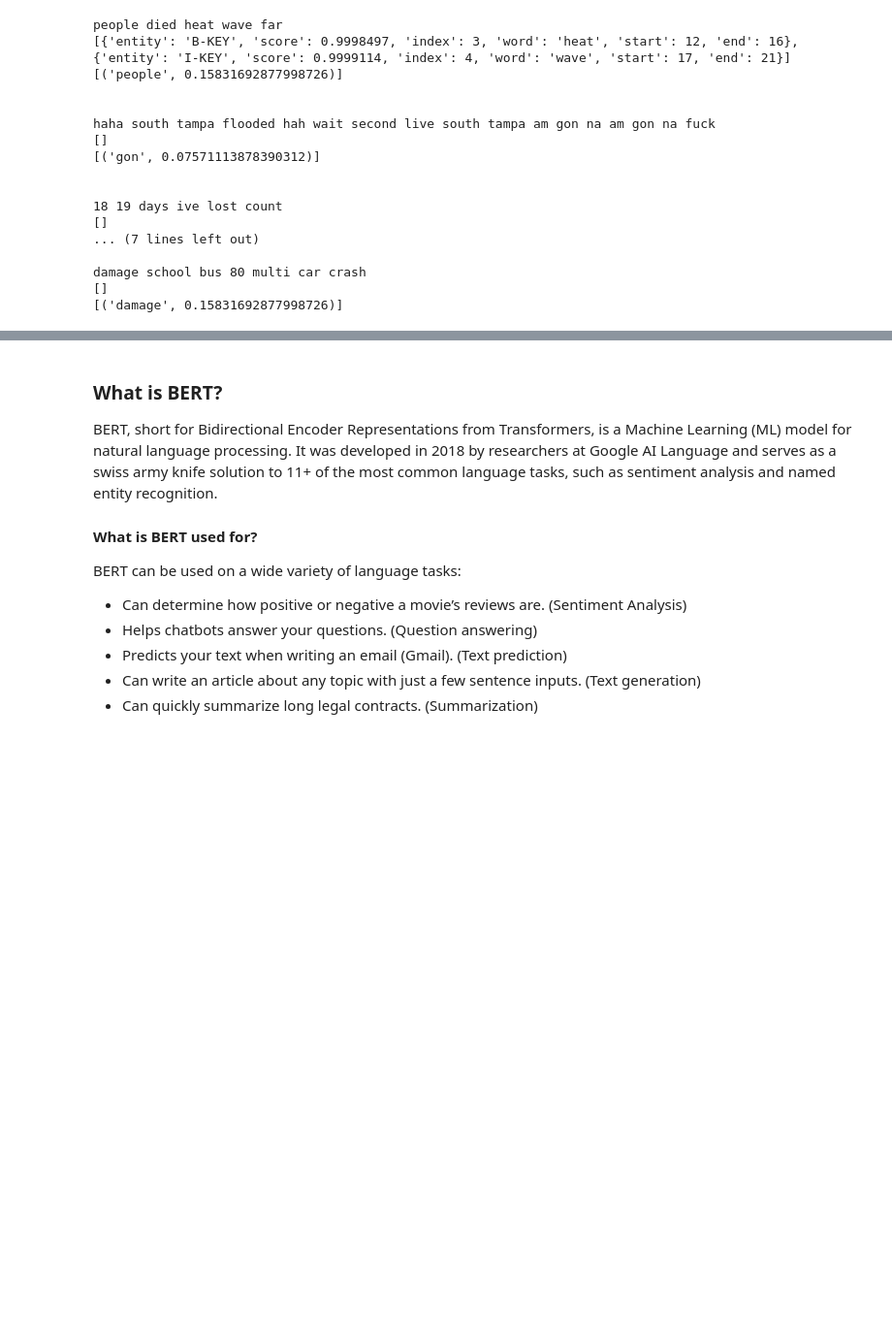
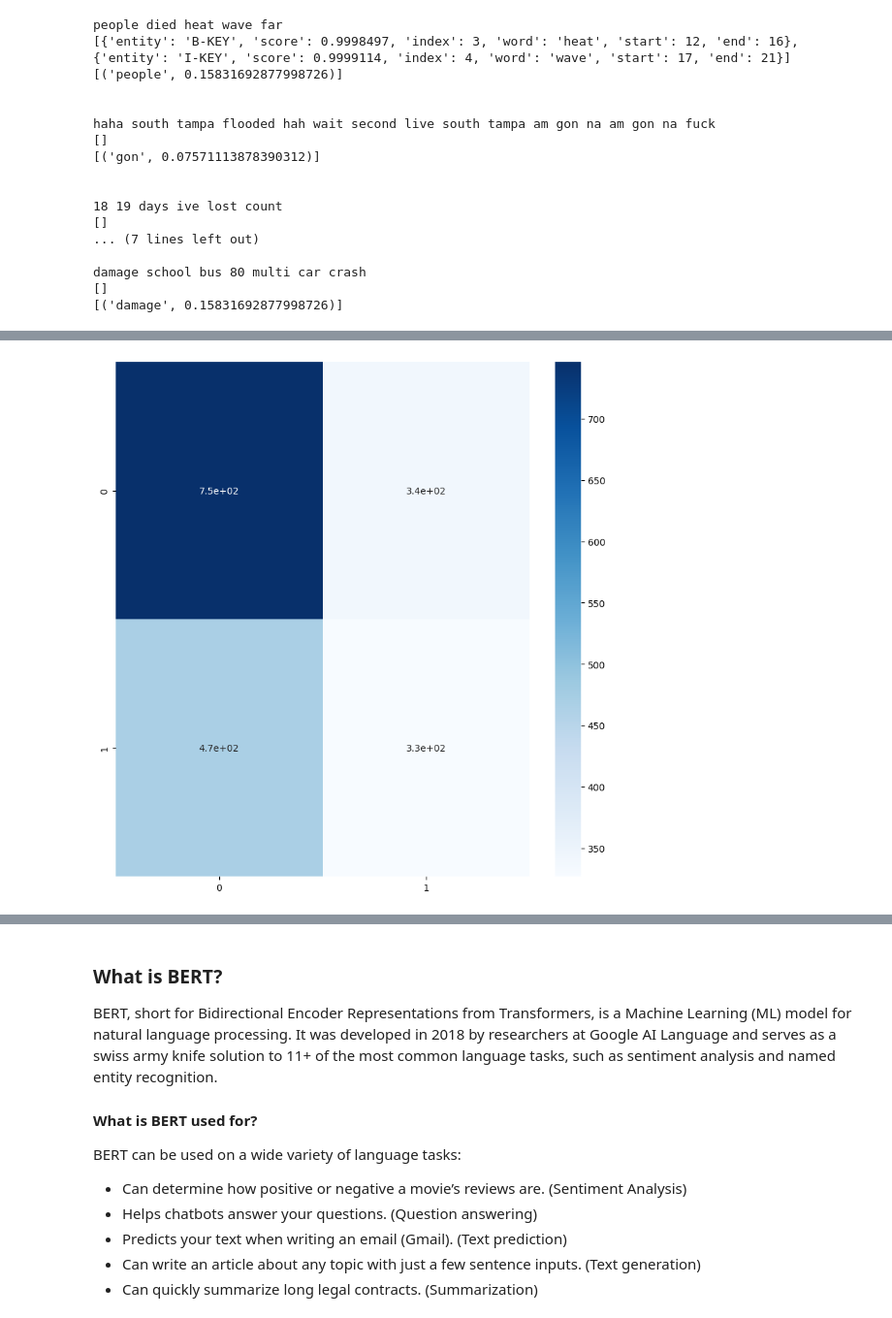
Before and after one commit to srideviaishwariya/rainier, a Jupyter notebook: capstone/vector_search_for_disaster_tweets.ipynb, the cells around one changed output, grey strips where cells are left out. Shown at 97% size. Cells and saved outputs as stored; diff of their text form; code cells hidden in the pictures; blank space fills up the shorter version.

```diff
--- a/capstone/vector_search_for_disaster_tweets.ipynb
+++ b/capstone/vector_search_for_disaster_tweets.ipynb
@@ -590,0 +612,9 @@ sns.scatterplot(data=df, x="sentiment", y="score")
+# %%
+# Declare feature vector and target variable
+X = df[['sentiment', 'score']]
+y = df['target']
+# split X and y into training and testing sets
+X_train, X_test, y_train, y_test = train_test_split(X, y, random_state = 42)
+# %%
+transformer = make_column_transformer((OneHotEncoder(drop = 'if_binary'), ['sentiment']),
+                                     remainder = StandardScaler())
@@ -590,0 +651,7 @@ sns.scatterplot(data=df, x="sentiment", y="score")
+# %%
+cfm_df=pd.DataFrame(cfm, range(2), range(2))
+plt.figure(figsize=(10,10))
+sns.heatmap(cfm_df, cmap='Blues', annot=True)
+plt.show()
+# %% [output]
+[figure, added]
```
Also changed, not shown: parts of 43 cells of this notebook, 2 other files.
